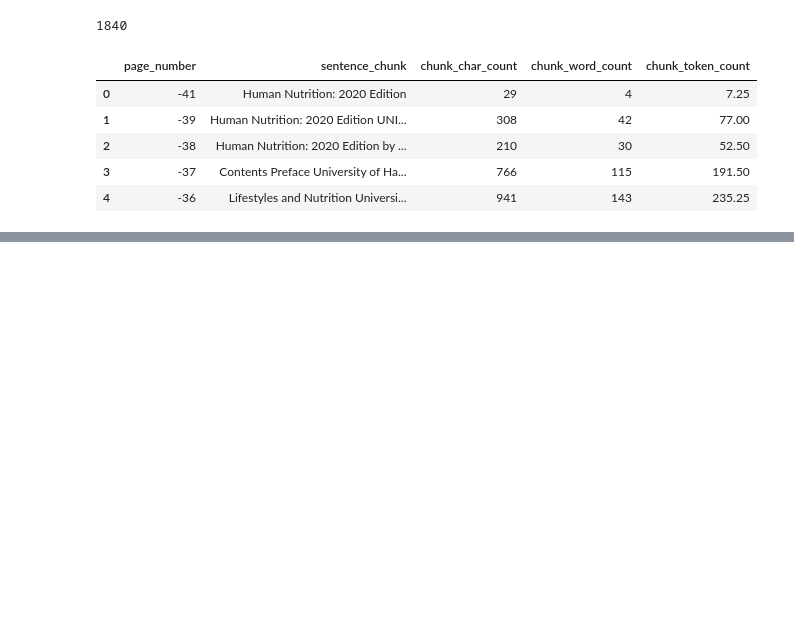
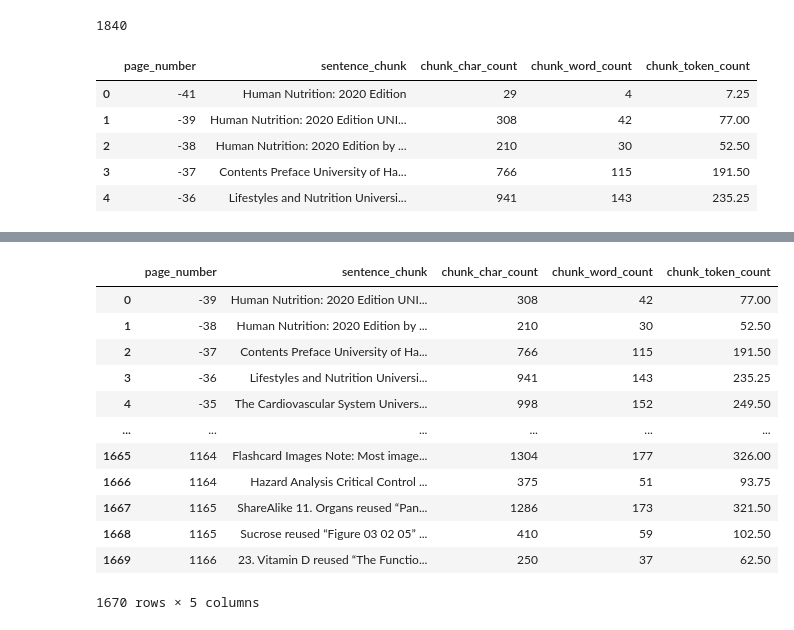
Before and after one commit to farrukh602/rag_from_scratch, a Jupyter notebook: text_preprocessing.ipynb, the cells around one changed output, grey strips where cells are left out. Cells and saved outputs as stored; diff of their text form; code cells hidden in the pictures; blank space fills up the shorter version.

```diff
--- a/text_preprocessing.ipynb
+++ b/text_preprocessing.ipynb
@@ -180,0 +218,16 @@ with open(file_path, 'w') as file:
+# %%
+pd.DataFrame(data)
+# %% [output]
+|  | page_number | sentence_chunk | chunk_char_count | chunk_word_count | chunk_token_count |
+| 0 | -39 | Human Nutrition: 2020 Edition UNI... | 308 | 42 | 77.00 |
+| 1 | -38 | Human Nutrition: 2020 Edition by ... | 210 | 30 | 52.50 |
+| 2 | -37 | Contents Preface University of Ha... | 766 | 115 | 191.50 |
+| 3 | -36 | Lifestyles and Nutrition Universi... | 941 | 143 | 235.25 |
+| 4 | -35 | The Cardiovascular System Univers... | 998 | 152 | 249.50 |
+| ... | ... | ... | ... | ... | ... |
+| 1665 | 1164 | Flashcard Images Note: Most image... | 1304 | 177 | 326.00 |
+| 1666 | 1164 | Hazard Analysis Critical Control ... | 375 | 51 | 93.75 |
+| 1667 | 1165 | ShareAlike 11. Organs reused “Pan... | 1286 | 173 | 321.50 |
+| 1668 | 1165 | Sucrose reused “Figure 03 02 05” ... | 410 | 59 | 102.50 |
+| 1669 | 1166 | 23. Vitamin D reused “The Functio... | 250 | 37 | 62.50 |
+1670 rows × 5 columns
```
Also changed, not shown: parts of 11 cells of this notebook.
